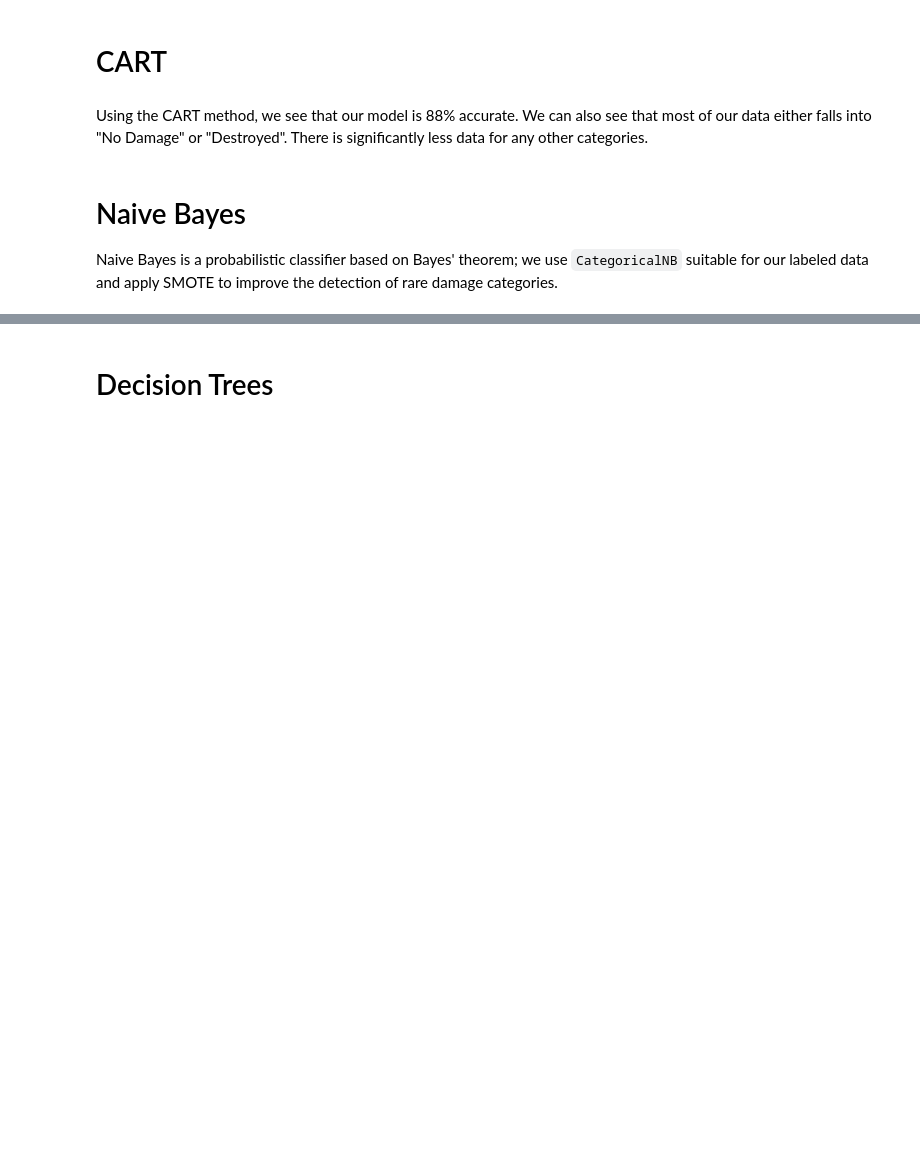
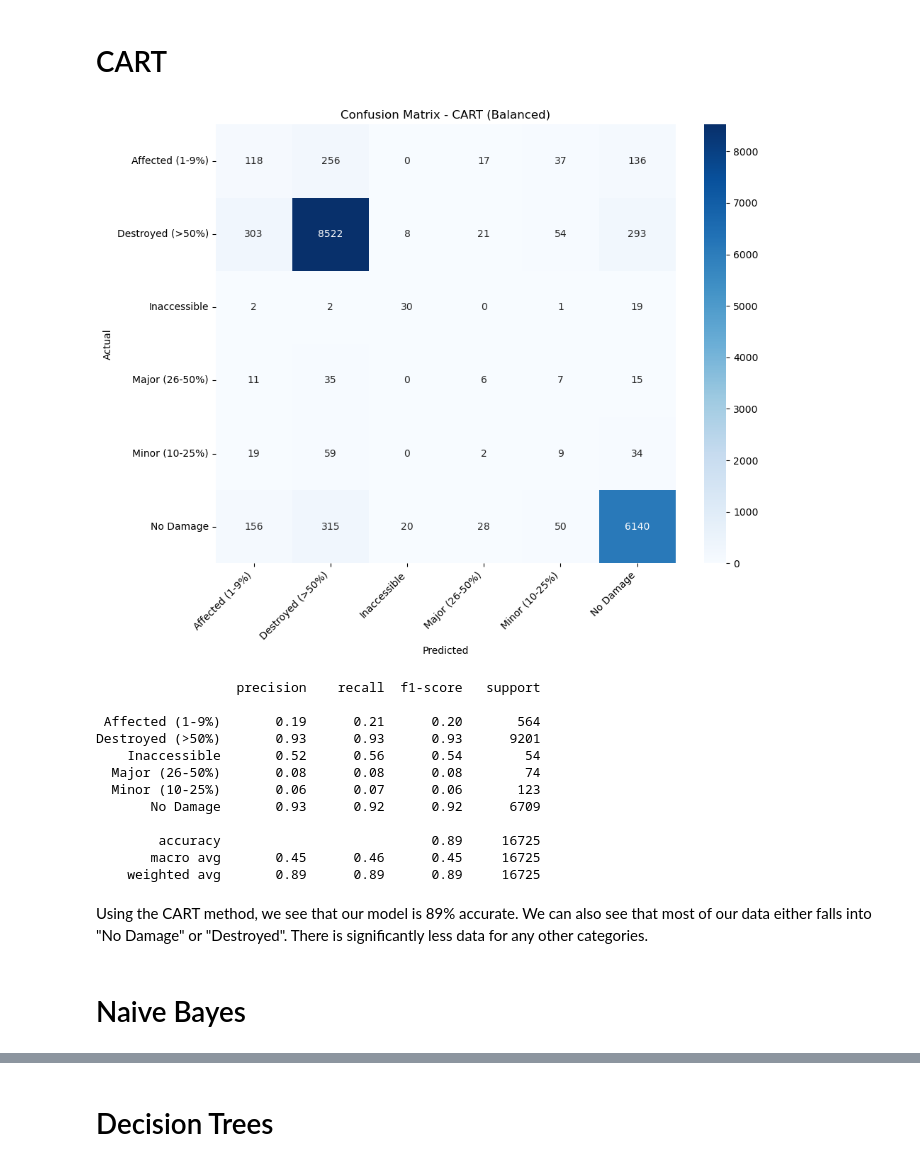
Before and after one commit to NobbyBop/513-final, a Jupyter notebook: final.ipynb, the cells around one changed output, grey strips where cells are left out. Saved outputs shown, nothing was run; the diff lists cells and outputs as text; code cells hidden in the pictures; blank space fills up the shorter version.

```diff
--- a/final.ipynb
+++ b/final.ipynb
@@ -148,52 +259,67 @@ from sklearn.metrics import confusion_matrix, classification_report
 import matplotlib.pyplot as plt
 import seaborn as sns
 
-df_encoded = df_obj.copy()
+
+df_encoded = opt_attr.copy()
 le_target = LabelEncoder()
 
 # Fit and save the target encoder
 le_target.fit(df_obj['* Damage'].astype(str))
 
+
 # Encode all columns
 for col in df_encoded.columns:
     df_encoded[col] = LabelEncoder().fit_transform(df_encoded[col].astype(str))
 
-attr = df_encoded.drop(['* Damage'], axis=1)
-target = df_encoded['* Damage']
+# attr = df_encoded.drop(['* Damage'], axis=1)
+# target = df_encoded['* Damage']
 
 attr_train, attr_test, target_train, target_test = train_test_split(attr, target, test_size=0.3, random_state=6)
 
 # Added class_weight='balanced' to handle class imbalance
 model = DecisionTreeClassifier()
 model.fit(attr_train, target_train)
 target_pred = model.predict(attr_test)
 
 # Decode predictions and targets
 target_test_decoded = le_target.inverse_transform(target_test)
 target_pred_decoded = le_target.inverse_transform(target_pred)
 
 # Get class labels
 labels = le_target.classes_
 
 # Create confusion matrix
 cm = confusion_matrix(target_test_decoded, target_pred_decoded, labels=labels)
 
 # Plot
 plt.figure(figsize=(10, 8))
 sns.heatmap(cm, annot=True, fmt='d', cmap='Blues',
             xticklabels=labels, yticklabels=labels)
 plt.xlabel('Predicted')
 plt.ylabel('Actual')
 plt.title('Confusion Matrix - CART (Balanced)')
 plt.xticks(rotation=45, ha='right')
 plt.yticks(rotation=0)
 plt.tight_layout()
 plt.show()
 
 print(classification_report(target_test_decoded, target_pred_decoded))
+# %% [output]
+[figure, added]
+                  precision    recall  f1-score   support
+
+ Affected (1-9%)       0.19      0.21      0.20       564
+Destroyed (>50%)       0.93      0.93      0.93      9201
+    Inaccessible       0.52      0.56      0.54        54
+  Major (26-50%)       0.08      0.08      0.08        74
+  Minor (10-25%)       0.06      0.07      0.06       123
+       No Damage       0.93      0.92      0.92      6709
+
+        accuracy                           0.89     16725
+       macro avg       0.45      0.46      0.45     16725
+    weighted avg       0.89      0.89      0.89     16725
 # %% [markdown]
-Using the CART method, we see that our model is 88% accurate. We can also see that most of our data either falls into "No Damage" or "Destroyed". There is significantly less data for any other categories.
+Using the CART method, we see that our model is 89% accurate. We can also see that most of our data either falls into "No Damage" or "Destroyed". There is significantly less data for any other categories.
 # %% [markdown]
 # Naive Bayes
-Naive Bayes is a probabilistic classifier based on Bayes' theorem; we use `CategoricalNB` suitable for our labeled data and apply SMOTE to improve the detection of rare damage categories.
 # %%
```
Also changed, not shown: parts of 13 cells of this notebook.
